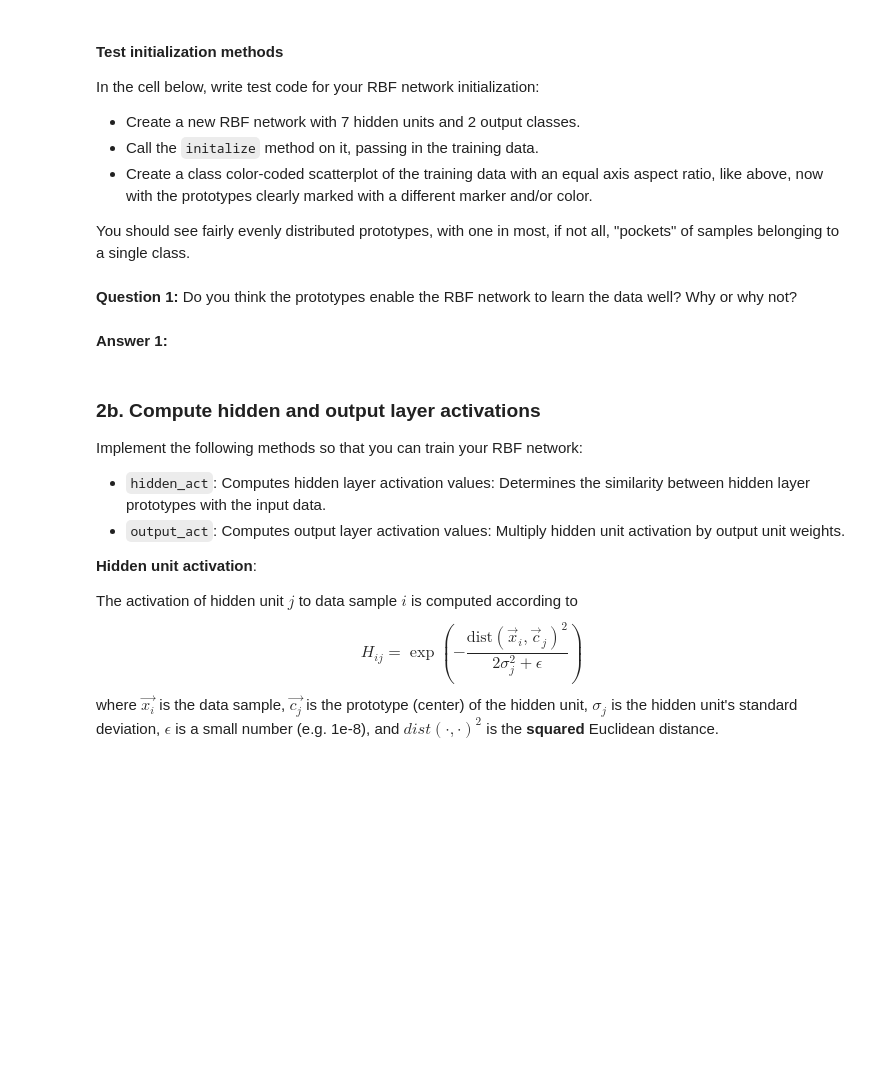
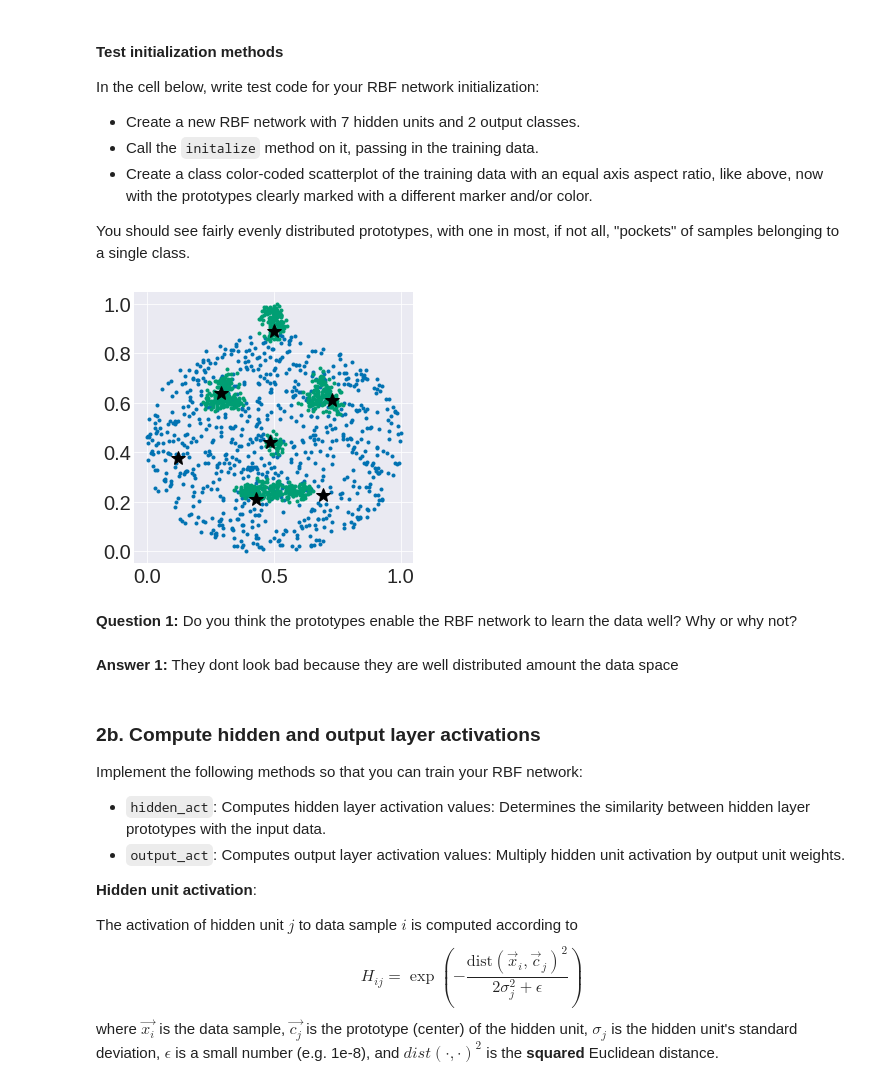
Before and after one commit to mattjax16/cs251, a Jupyter notebook: project7/rbf.ipynb, the cells around one changed output. Saved outputs shown, nothing was run; the diff lists cells and outputs as text; code cells hidden in the pictures; blank space fills up the shorter version.

```diff
--- a/project7/rbf.ipynb
+++ b/project7/rbf.ipynb
@@ -122,3 +168,5 @@ You should see fairly evenly distributed prototypes, with one in most, if not al
 np.random.seed(0)
 
 # Create your network here
+rbf_net = RBF_Net(num_classes=2, num_hidden_units=7)
+rbf_net.initialize(rbf_dev_train)
@@ -127,7 +173,26 @@ np.random.seed(0)
+# %%
+# Your plot here
+x_c1 = rbf_dev_train[y_train == 0]
+x_c2 = rbf_dev_train[y_train == 1]
+
+prototypes = rbf_net.get_prototypes()
+
+#TODO make sure a proper data type is returned
+prototypes = prototypes.get()
+
+
+plt.figure(figsize=(5, 5))
+plt.plot(x_c1[:, 0], x_c1[:, 1], '.')
+plt.plot(x_c2[:, 0], x_c2[:, 1], '.')
+plt.plot(prototypes[:,0],prototypes[:,1], '*', c = 'k',markersize = 15)
+plt.show()
+# %% [output]
+[figure, added]
 # %% [markdown]
 **Question 1:** Do you think the prototypes enable the RBF network to learn the data well? Why or why not?
-# %% [markdown]
-**Answer 1:**
+# %% [markdown]
+**Answer 1:**
+They dont look bad because they are well distributed amount the data space
 # %% [markdown]
 ### 2b. Compute hidden and output layer activations
 
```
Also changed, not shown: parts of 13 cells of this notebook, 13 other files.
